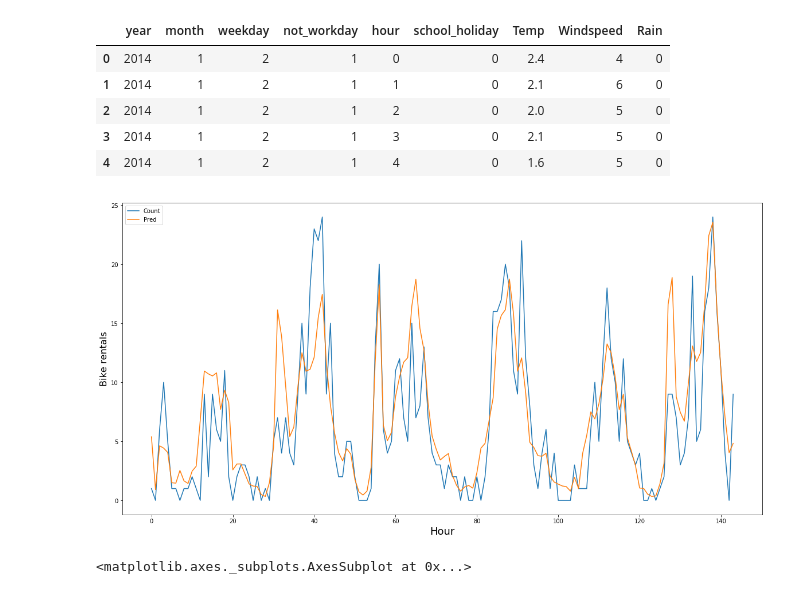
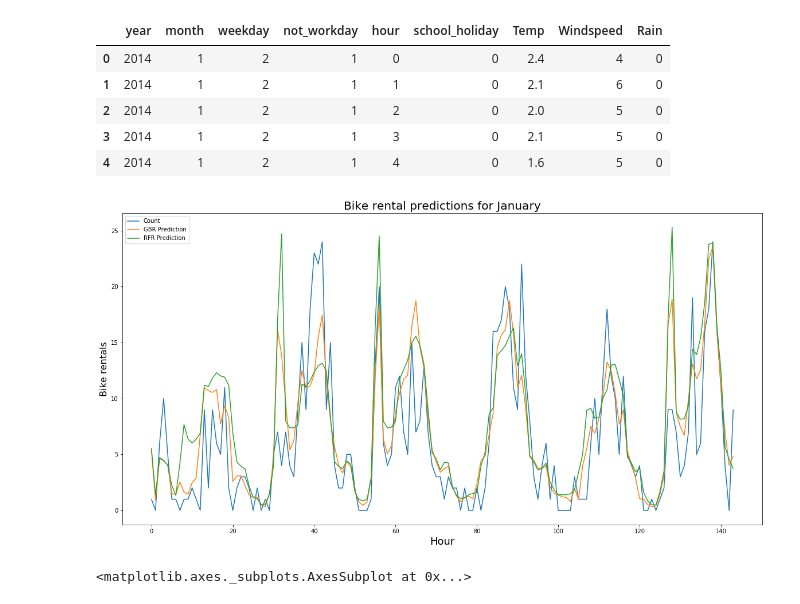
Before and after one commit to ericawesome/DB_prediction_and_visualization_call_a_bike, a Jupyter notebook: Bike_demand_prediction.ipynb, the cells around one changed output. Saved outputs shown, nothing was run; the diff lists cells and outputs as text; code cells hidden in the pictures.

Commit message:
Improved graphs

```diff
--- a/Bike_demand_prediction.ipynb
+++ b/Bike_demand_prediction.ipynb
@@ -410,28 +410,33 @@ graph.head()
 # %%
 plt.figure(figsize=(20,10))
 graph = test2[['year', 'day', 'month', 'weekday', 'not_workday', 'hour',
        'school_holiday', 'Temp',
        'Windspeed', 'Rain']]
 graph = graph[graph.month == 1]
 graph = graph[graph.year == 2014]
 graph = graph[graph.day < 7]
 X = graph.copy()
 del X['day']
 ypred = gbm.predict(X)
+ybadpred = rfm.predict(X)
 graph["Num"] = (graph["day"]-1) * 24 + graph["hour"]
 graph = graph.sort_values("Num")
-graph["Pred"] = ypred
+graph["GBR Prediction"] = ypred
+graph["RFR Prediction"] = ybadpred
+
 graph["Count"] = y
-graph["Diff"] = graph["Count"] - graph["Pred"]
+graph["Diff"] = graph["Count"] - graph["GBR Prediction"]
 
 plt.plot(graph["Num"], graph["Count"])
-plt.plot(graph["Num"], graph["Pred"])
+plt.plot(graph["Num"], graph["GBR Prediction"])
+plt.plot(graph["Num"], graph["RFR Prediction"])
 plt.legend(loc='upper left')
 plt.xlabel('Hour', fontsize=18)
 plt.ylabel('Bike rentals', fontsize=16)
+plt.title("Bike rental predictions for January", fontsize=20)
 plt.show()
 # %% [output]
-[figure, old version]
+[figure, new version]
 # %%
 graph.plot.line(x="Num",y=["Diff"])
 # %% [output]
```
Also changed, not shown: parts of 2 cells of this notebook.
